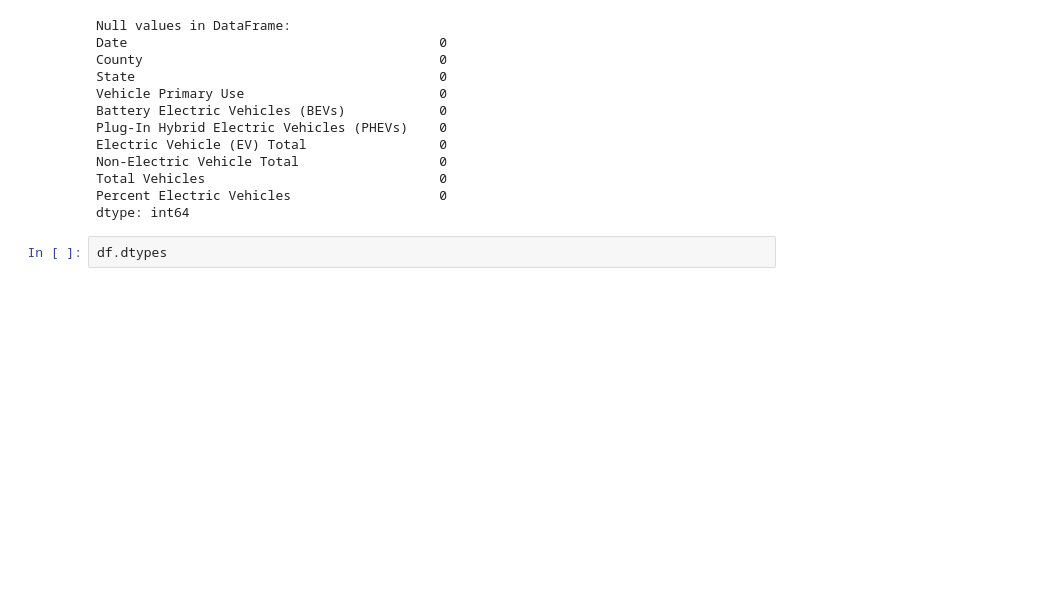
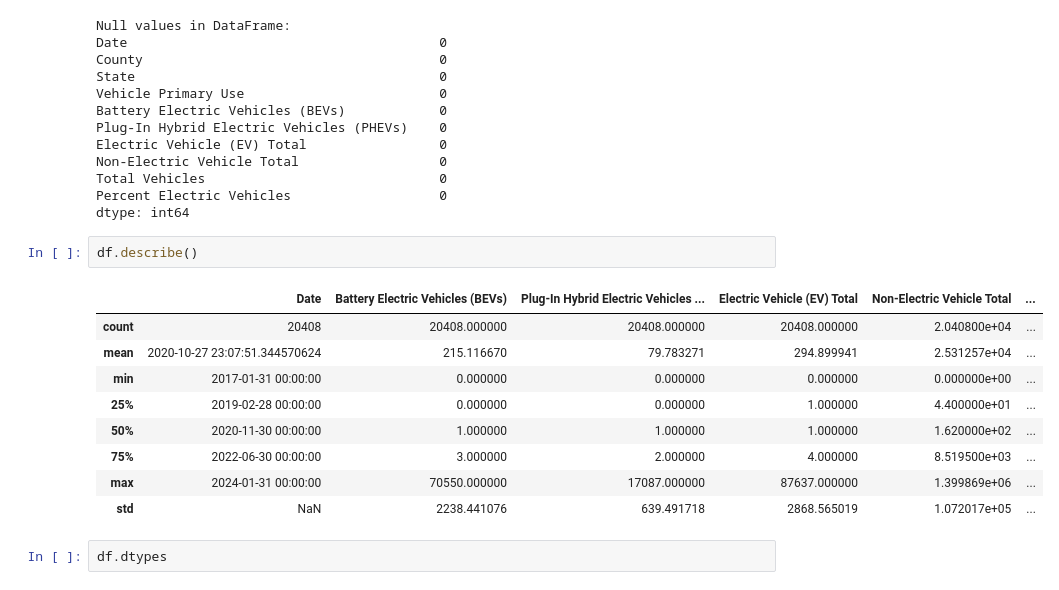
Before and after one commit to Ramsha-amir26/DAP-TABA, a Jupyter notebook: EVPopulation.ipynb, the cells around one changed output. Drawn from its saved outputs; the diff is of its cells as text; blank space fills up the shorter version.

```diff
--- a/EVPopulation.ipynb
+++ b/EVPopulation.ipynb
@@ -77,6 +97,18 @@ Non-Electric Vehicle Total                  0
 Total Vehicles                              0
 Percent Electric Vehicles                   0
 dtype: int64
+# %%
+df.describe()
+# %% [output]
+|  | Date | Battery Electric Vehicles (BEVs) | Plug-In Hybrid Electric Vehicles ... | Electric Vehicle (EV) Total | Non-Electric Vehicle Total | ... |
+| count | 20408 | 20408.000000 | 20408.000000 | 20408.000000 | 2.040800e+04 | ... |
+| mean | 2020-10-27 23:07:51.344570624 | 215.116670 | 79.783271 | 294.899941 | 2.531257e+04 | ... |
+| min | 2017-01-31 00:00:00 | 0.000000 | 0.000000 | 0.000000 | 0.000000e+00 | ... |
+| 25% | 2019-02-28 00:00:00 | 0.000000 | 0.000000 | 1.000000 | 4.400000e+01 | ... |
+| 50% | 2020-11-30 00:00:00 | 1.000000 | 1.000000 | 1.000000 | 1.620000e+02 | ... |
+| 75% | 2022-06-30 00:00:00 | 3.000000 | 2.000000 | 4.000000 | 8.519500e+03 | ... |
+| max | 2024-01-31 00:00:00 | 70550.000000 | 17087.000000 | 87637.000000 | 1.399869e+06 | ... |
+| std | NaN | 2238.441076 | 639.491718 | 2868.565019 | 1.072017e+05 | ... |
 # %%
 df.dtypes
 # %% [output]
```
Also changed, not shown: parts of 8 cells of this notebook.
